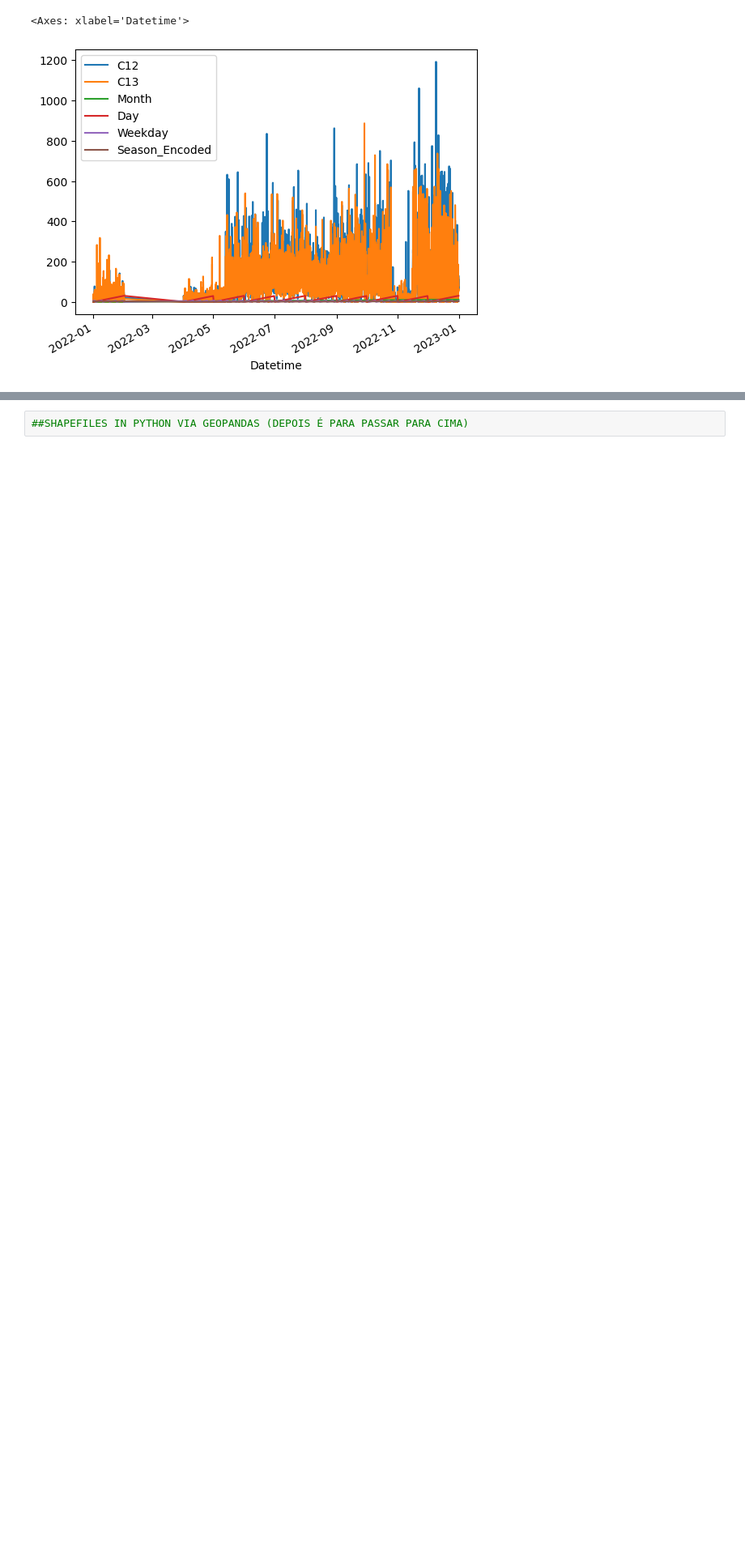
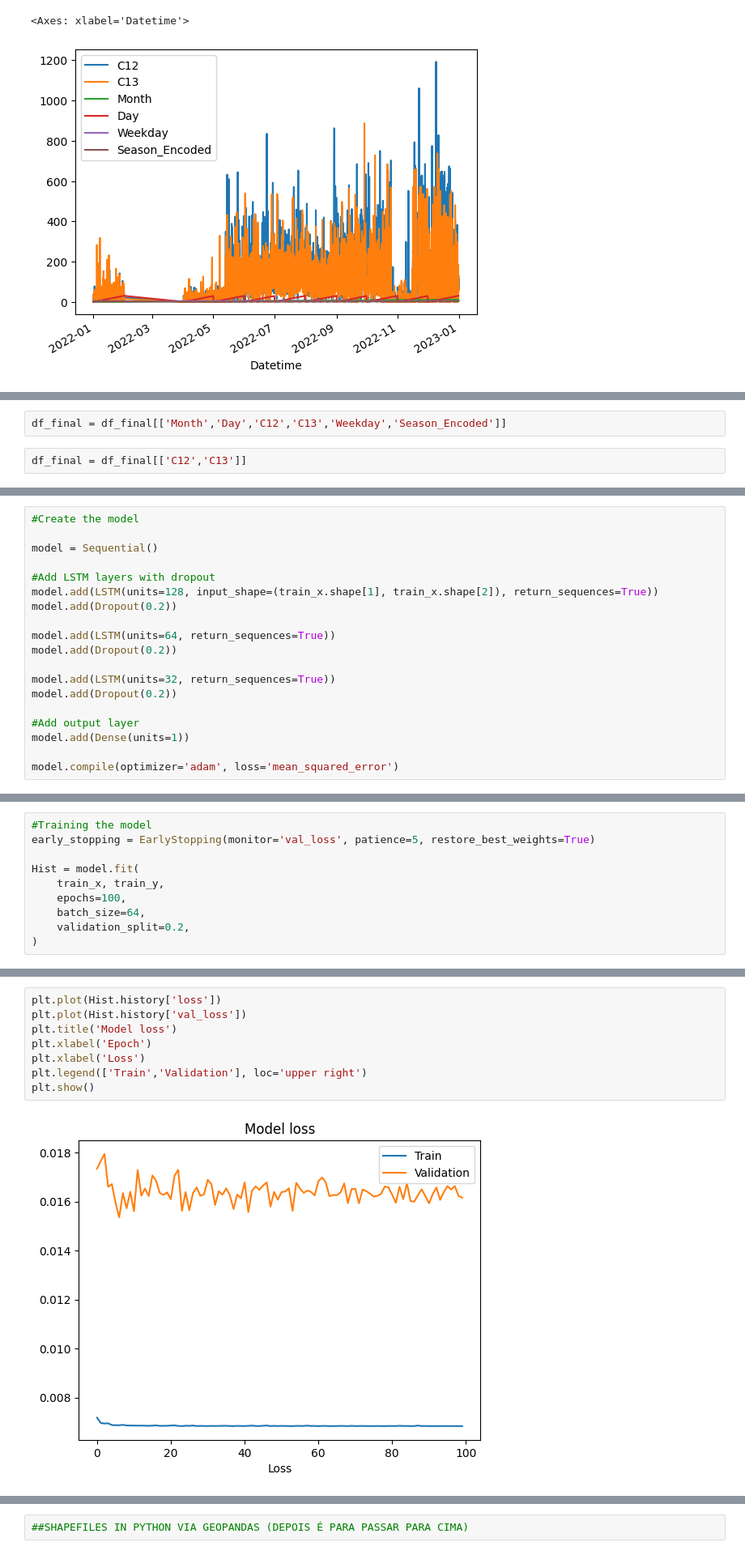
Before and after one commit to a-proenca/LAD, a Jupyter notebook: LAD_23_24.ipynb, the cells around one changed output, grey strips where cells are left out. Shown: that part at 81% size. Drawn from its saved outputs; the diff is of its cells as text; blank space fills up the shorter version.

```diff
--- a/LAD_23_24.ipynb
+++ b/LAD_23_24.ipynb
@@ -541,0 +502,4 @@ plt.yticks(fontsize=16)
+# %%
+df_final = df_final[['Month','Day','C12','C13','Weekday','Season_Encoded']]
+# %%
+df_final = df_final[['C12','C13']]
@@ -541,0 +545,19 @@ plt.yticks(fontsize=16)
+# %%
+#Create the model
+
+model = Sequential()
+
+#Add LSTM layers with dropout
+model.add(LSTM(units=128, input_shape=(train_x.shape[1], train_x.shape[2]), return_sequences=True))
+model.add(Dropout(0.2))
+
+model.add(LSTM(units=64, return_sequences=True))
+model.add(Dropout(0.2))
+
+model.add(LSTM(units=32, return_sequences=True))
+model.add(Dropout(0.2))
+
+#Add output layer
+model.add(Dense(units=1))
+
+model.compile(optimizer='adam', loss='mean_squared_error')
@@ -541,0 +584,10 @@ plt.yticks(fontsize=16)
+# %%
+#Training the model
+early_stopping = EarlyStopping(monitor='val_loss', patience=5, restore_best_weights=True)
+
+Hist = model.fit(
+    train_x, train_y,
+    epochs=100,
+    batch_size=64,
+    validation_split=0.2,
+)
@@ -541,0 +612,10 @@ plt.yticks(fontsize=16)
+# %%
+plt.plot(Hist.history['loss'])
+plt.plot(Hist.history['val_loss'])
+plt.title('Model loss')
+plt.xlabel('Epoch')
+plt.xlabel('Loss')
+plt.legend(['Train','Validation'], loc='upper right')
+plt.show()
+# %% [output]
+[figure, added]
```
Also changed, not shown: parts of 19 cells of this notebook.
